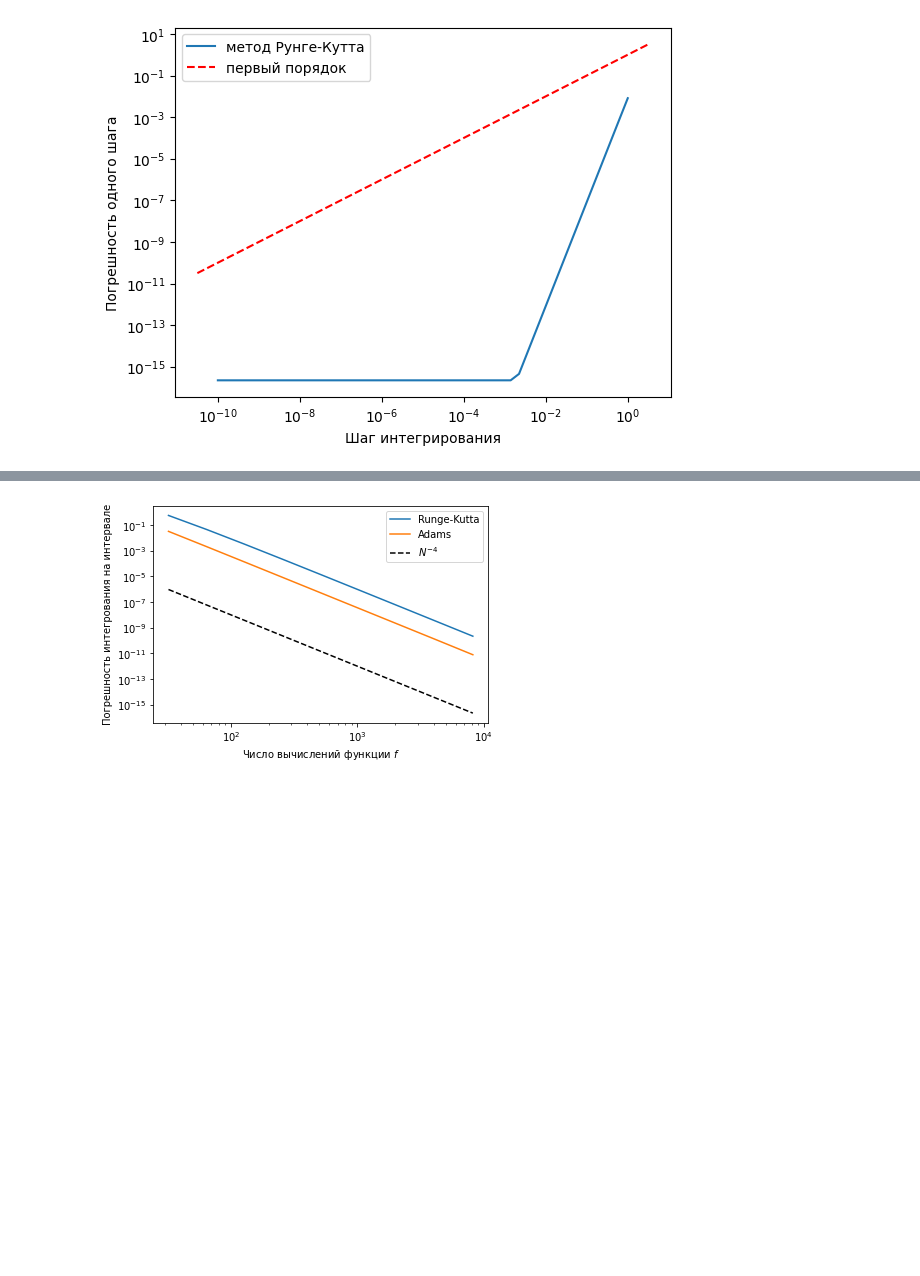
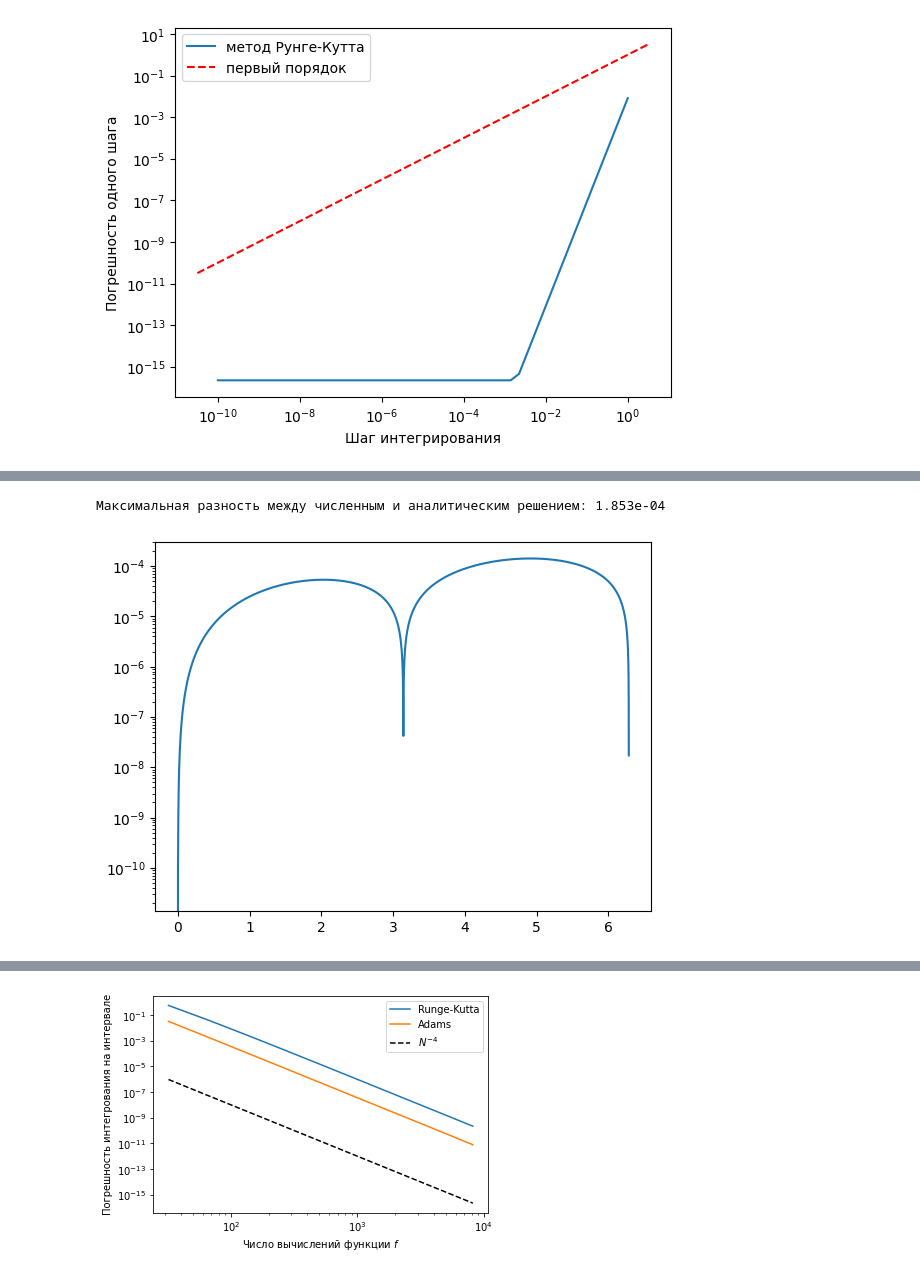
Before and after one commit to dyed-eye/numerical-methods, a Jupyter notebook: 7. Integrators.ipynb, the cells around one changed output, grey strips where cells are left out. Cells and saved outputs as stored; diff of their text form; code cells hidden in the pictures; blank space fills up the shorter version.

```diff
--- a/7. Integrators.ipynb
+++ b/7. Integrators.ipynb
@@ -1134,0 +1154,7 @@ $$Y(t)=\begin{pmatrix}y(t)\\z(t)\end{pmatrix}.$$
+# %%
+plt.semilogy(t, np.abs(Y_num[:,0]-Y_ex[:,0]))
+max_diff = np.max(np.abs(Y_num - Y_ex))
+print(f"Максимальная разность между численным и аналитическим решением: {max_diff:.3e}")
+# %% [output]
+Максимальная разность между численным и аналитическим решением: 1.853e-04
+[figure, added]
```
Also changed, not shown: parts of 27 cells of this notebook, 1 other file.
